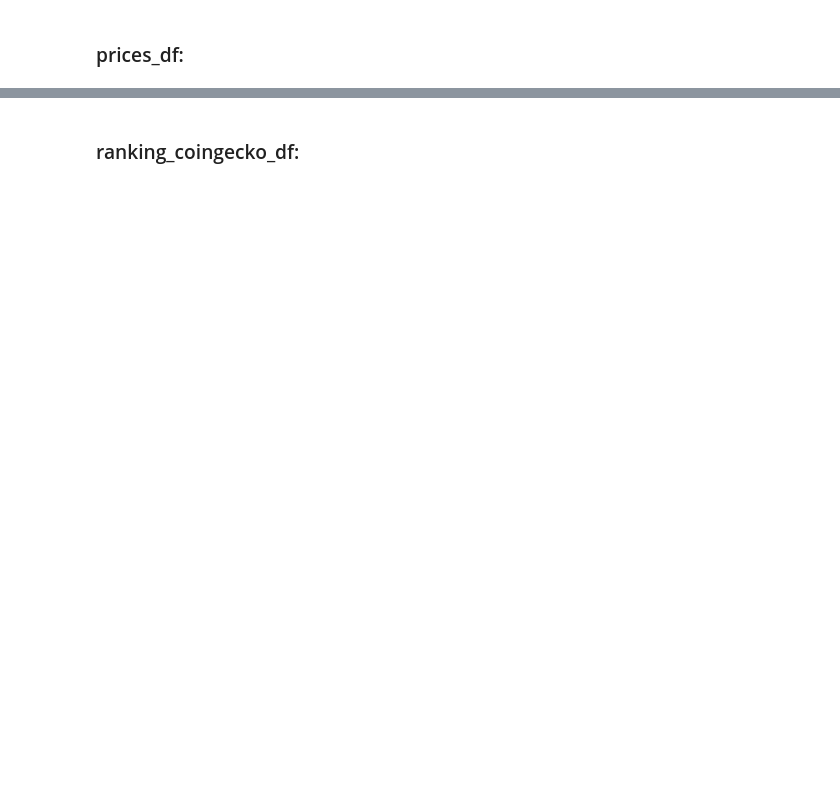
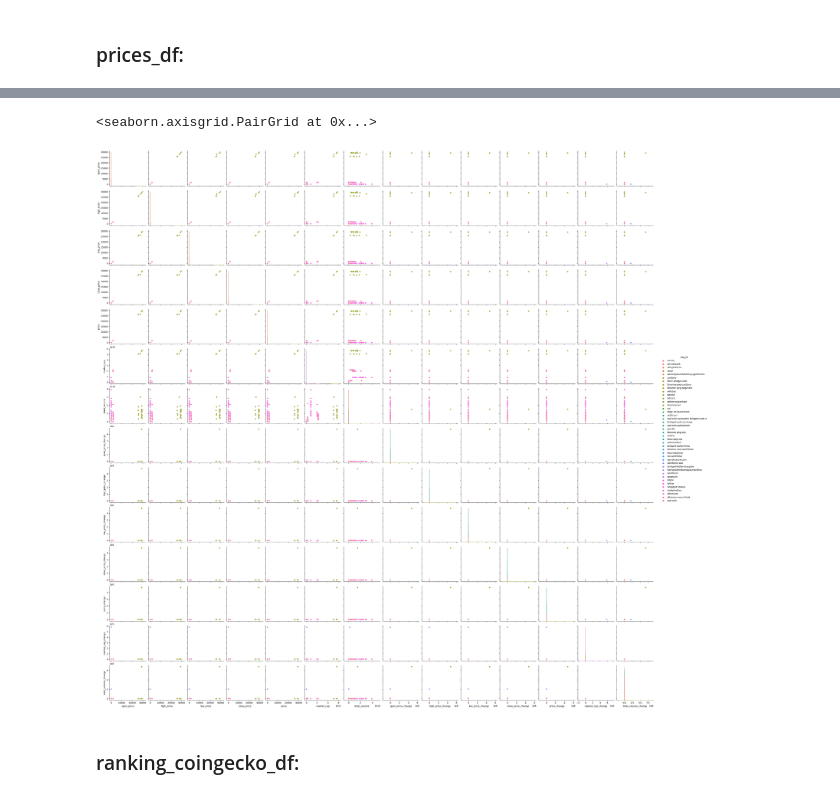
Before and after one commit to Lucaramallo/Cripto_analisis_lucaramallo, a Jupyter notebook: EDA_ETL_Hybrid_Analisis/EDA_ETL_Hybrid_Analisis.ipynb, the cells around one changed output, grey strips where cells are left out. Cells and saved outputs as stored; diff of their text form; code cells hidden in the pictures; blank space fills up the shorter version.

```diff
--- a/EDA_ETL_Hybrid_Analisis/EDA_ETL_Hybrid_Analisis.ipynb
+++ b/EDA_ETL_Hybrid_Analisis/EDA_ETL_Hybrid_Analisis.ipynb
@@ -187,3 +220,8 @@ merged_df_ohlc_prices_df_and_prices_df.shape
+# %%
+sns.pairplot(merged_df_ohlc_prices_df_and_prices_df, hue='crip_id')
+# %% [output]
+<seaborn.axisgrid.PairGrid at 0x...>
+[figure, added]
 # %% [markdown]
 ### ranking_coingecko_df:
 # %%
```
Also changed, not shown: parts of 37 cells of this notebook, 7 other files.
